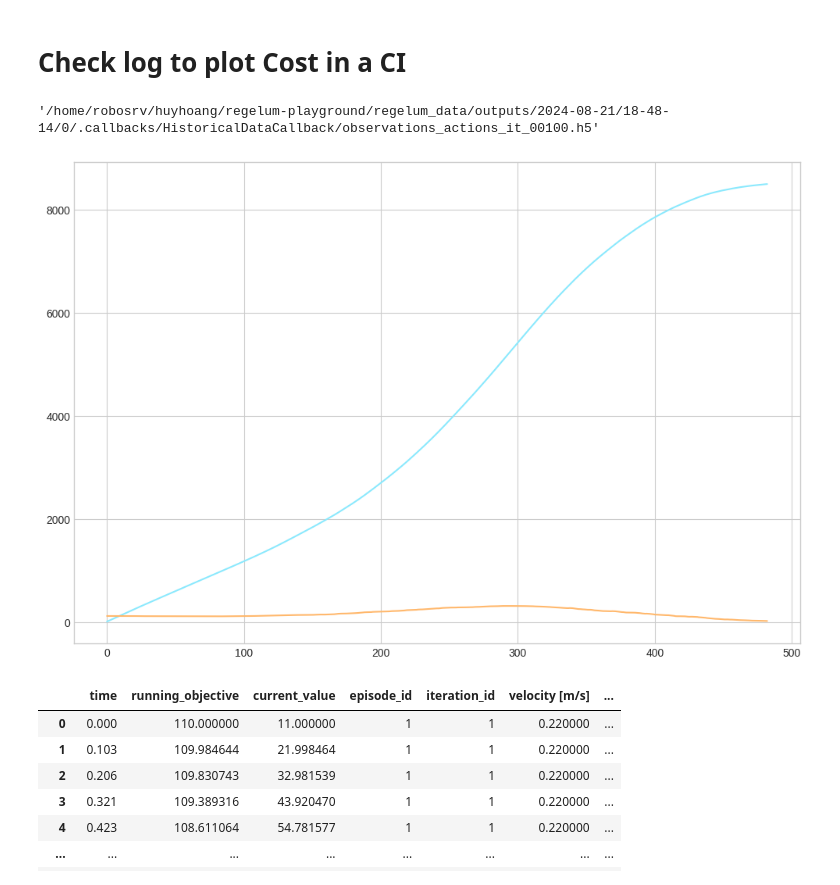
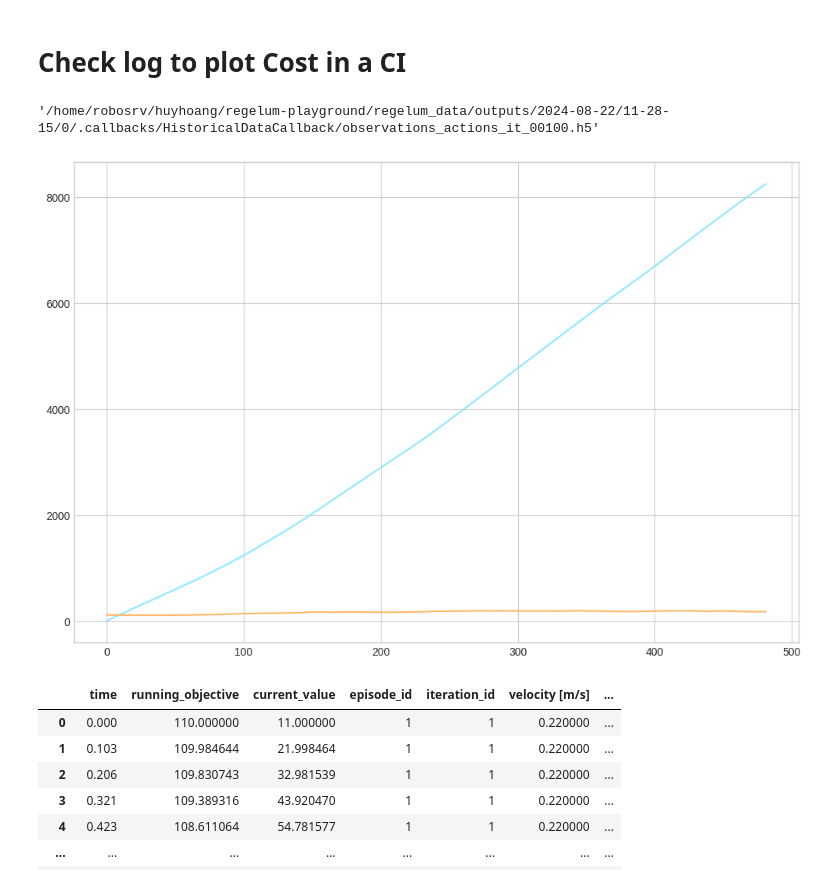
Before and after one commit to thd-research/regelum-playground, a Jupyter notebook: notebooks/check_log_and_compare_objective.ipynb, the cells around one changed output. Drawn from its saved outputs; the diff is of its cells as text; code cells hidden in the pictures.

```diff
--- a/notebooks/check_log_and_compare_objective.ipynb
+++ b/notebooks/check_log_and_compare_objective.ipynb
@@ -395,20 +395,28 @@ def plot_accum_cost_best(df, ax, color=None):
    ax.set_ylabel("Accumulated Objectives")
    return p[0]
 # %%
-DECAY_RATE = 0.7
+DECAY_RATE = 1
+
+# start_datetime_str = "2024-08-21 16-45-08"
+# end_datetime_str = "2024-08-21 22-00-00"
+# old_ppo_df = get_df_from_datetime_range(start_datetime_str, end_datetime_str, decay_rate=DECAY_RATE)
+
+# start_datetime_str = "2024-08-21 22-00-00"
+# end_datetime_str = "2024-08-22 22-45-08"
+# new_ppo_df = get_df_from_datetime_range(start_datetime_str, end_datetime_str, decay_rate=DECAY_RATE)
 
 start_datetime_str = "2024-08-21 16-45-08"
-end_datetime_str = "2024-08-21 22-00-00"
-old_ppo_df = get_df_from_datetime_range(start_datetime_str, end_datetime_str, decay_rate=DECAY_RATE)
-
-start_datetime_str = "2024-08-21 22-00-00"
-end_datetime_str = "2024-08-22 22-45-08"
-new_ppo_df = get_df_from_datetime_range(start_datetime_str, end_datetime_str, decay_rate=DECAY_RATE)
+end_datetime_str = "2024-08-23 07-45-08"
+ppo_df = get_df_from_datetime_range(start_datetime_str, end_datetime_str, decay_rate=DECAY_RATE)
 
 start_datetime_str = "2024-08-20 10-48-46"
 end_datetime_str = "2024-08-20 10-48-46"
 mpc_df = get_df_from_datetime_range(start_datetime_str, end_datetime_str, decay_rate=DECAY_RATE)
 
+start_datetime_str = "2024-08-20 10-45-46"
+end_datetime_str = "2024-08-20 10-45-46"
+nominal_df = get_df_from_datetime_range(start_datetime_str, end_datetime_str, decay_rate=DECAY_RATE)
+
 start_datetime_str = "2024-08-23 08-00-00"
 end_datetime_str = "2024-08-23 23-23-23"
 calf_df = get_df_from_datetime_range(start_datetime_str, end_datetime_str, decay_rate=DECAY_RATE)
@@ -415,14 +427,14 @@ calf_df = get_df_from_datetime_range(start_datetime_str, end_datetime_str, decay
 # %%
-old_ppo_df.iloc[-1].absolute_path
+ppo_df.iloc[-1].absolute_path
 # %% [output]
-'/home/robosrv/huyhoang/regelum-playground/regelum_data/outputs/2024-08-21/18-48-14/0/.callbacks/HistoricalDataCallback/observations_actions_it_00100.h5'
+'/home/robosrv/huyhoang/regelum-playground/regelum_data/outputs/2024-08-22/11-28-15/0/.callbacks/HistoricalDataCallback/observations_actions_it_00100.h5'
 # %%
-exp_paths = new_ppo_df.experiment_path.unique()
+exp_paths = ppo_df.experiment_path.unique()
 # %%
-new_ppo_df.query("experiment_path == \"{}\" and iteration_id == {}".format(exp_paths[0], 40)).accumulative_objective.plot()
-new_ppo_df.query("experiment_path == \"{}\" and iteration_id == {}".format(exp_paths[0], 40)).objective_value.plot()
+ppo_df.query("experiment_path == \"{}\" and iteration_id == {}".format(exp_paths[0], 40)).accumulative_objective.plot()
+ppo_df.query("experiment_path == \"{}\" and iteration_id == {}".format(exp_paths[0], 40)).objective_value.plot()
 # %% [output]
-[figure, old version]
+[figure, new version]
 # %%
 # mpc_df.accumulative_objective.values[-1]
 mpc_df
```
Also changed, not shown: parts of 3 cells of this notebook.
